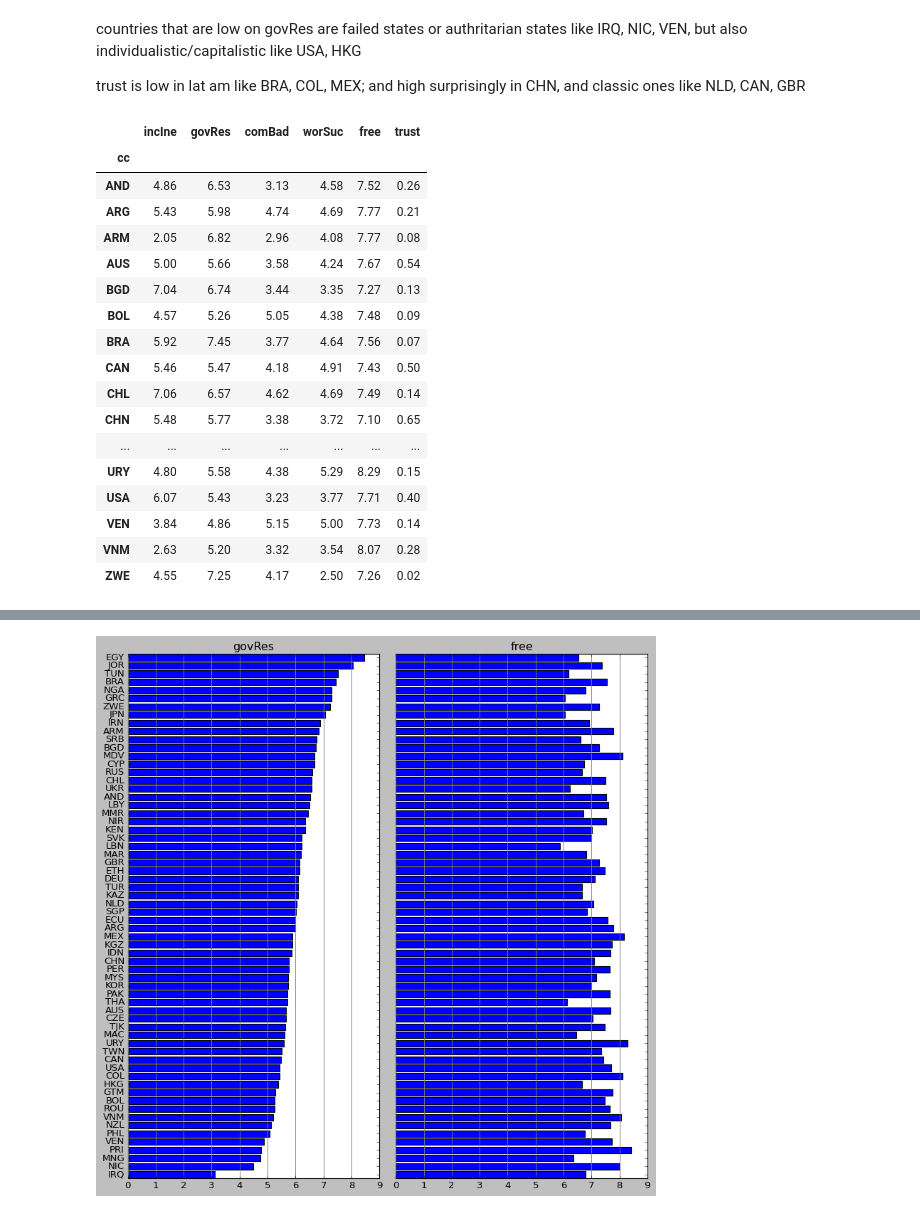
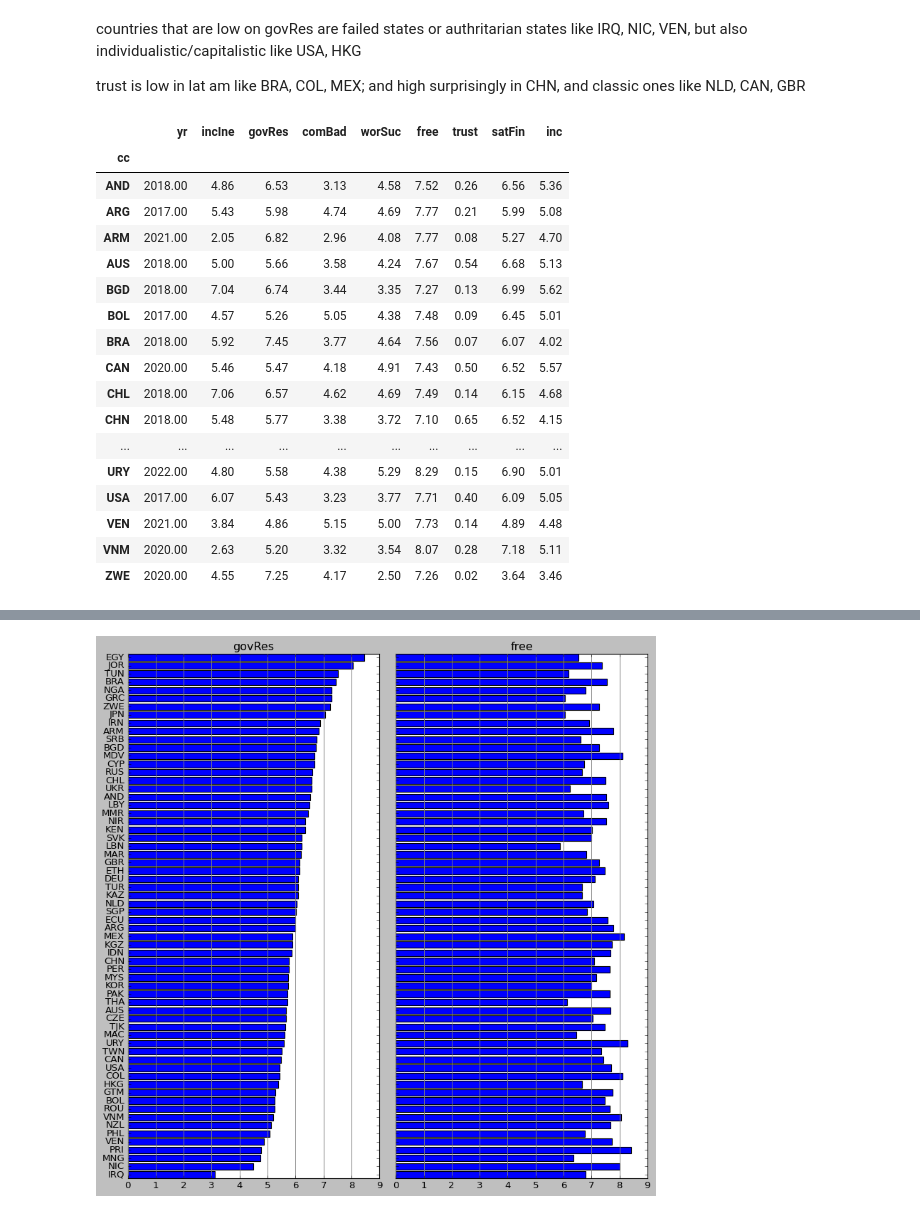
Before and after one commit to theaok/leonieAgency, a Jupyter notebook: leonieAgency.ipynb, the cells around one changed output, grey strips where cells are left out. Cells and saved outputs as stored; diff of their text form; code cells hidden in the pictures.

```diff
--- a/leonieAgency.ipynb
+++ b/leonieAgency.ipynb
@@ -183,25 +221,25 @@ countries that are low on govRes are failed states or authritarian states like I
 
 trust is low in lat am like BRA, COL, MEX; and high surprisingly in CHN, and classic ones like NLD, CAN, GBR
 # %%
-wvs_selected.style.background_gradient(cmap='RdYlGn').format(precision=2)
+wvsC.style.background_gradient(cmap='RdYlGn').format(precision=2)
 # %% [output]
-|  | incIne | govRes | comBad | worSuc | free | trust |
-| cc |  |  |  |  |  |  |
-| AND | 4.86 | 6.53 | 3.13 | 4.58 | 7.52 | 0.26 |
-| ARG | 5.43 | 5.98 | 4.74 | 4.69 | 7.77 | 0.21 |
-| ARM | 2.05 | 6.82 | 2.96 | 4.08 | 7.77 | 0.08 |
-| AUS | 5.00 | 5.66 | 3.58 | 4.24 | 7.67 | 0.54 |
-| BGD | 7.04 | 6.74 | 3.44 | 3.35 | 7.27 | 0.13 |
-| BOL | 4.57 | 5.26 | 5.05 | 4.38 | 7.48 | 0.09 |
-| BRA | 5.92 | 7.45 | 3.77 | 4.64 | 7.56 | 0.07 |
-| CAN | 5.46 | 5.47 | 4.18 | 4.91 | 7.43 | 0.50 |
-| CHL | 7.06 | 6.57 | 4.62 | 4.69 | 7.49 | 0.14 |
-| CHN | 5.48 | 5.77 | 3.38 | 3.72 | 7.10 | 0.65 |
-| ... | ... | ... | ... | ... | ... | ... |
-| URY | 4.80 | 5.58 | 4.38 | 5.29 | 8.29 | 0.15 |
-| USA | 6.07 | 5.43 | 3.23 | 3.77 | 7.71 | 0.40 |
-| VEN | 3.84 | 4.86 | 5.15 | 5.00 | 7.73 | 0.14 |
-| VNM | 2.63 | 5.20 | 3.32 | 3.54 | 8.07 | 0.28 |
-| ZWE | 4.55 | 7.25 | 4.17 | 2.50 | 7.26 | 0.02 |
+|  | yr | incIne | govRes | comBad | worSuc | free | trust | satFin | inc |
+| cc |  |  |  |  |  |  |  |  |  |
+| AND | 2018.00 | 4.86 | 6.53 | 3.13 | 4.58 | 7.52 | 0.26 | 6.56 | 5.36 |
+| ARG | 2017.00 | 5.43 | 5.98 | 4.74 | 4.69 | 7.77 | 0.21 | 5.99 | 5.08 |
+| ARM | 2021.00 | 2.05 | 6.82 | 2.96 | 4.08 | 7.77 | 0.08 | 5.27 | 4.70 |
+| AUS | 2018.00 | 5.00 | 5.66 | 3.58 | 4.24 | 7.67 | 0.54 | 6.68 | 5.13 |
+| BGD | 2018.00 | 7.04 | 6.74 | 3.44 | 3.35 | 7.27 | 0.13 | 6.99 | 5.62 |
+| BOL | 2017.00 | 4.57 | 5.26 | 5.05 | 4.38 | 7.48 | 0.09 | 6.45 | 5.01 |
+| BRA | 2018.00 | 5.92 | 7.45 | 3.77 | 4.64 | 7.56 | 0.07 | 6.07 | 4.02 |
+| CAN | 2020.00 | 5.46 | 5.47 | 4.18 | 4.91 | 7.43 | 0.50 | 6.52 | 5.57 |
+| CHL | 2018.00 | 7.06 | 6.57 | 4.62 | 4.69 | 7.49 | 0.14 | 6.15 | 4.68 |
+| CHN | 2018.00 | 5.48 | 5.77 | 3.38 | 3.72 | 7.10 | 0.65 | 6.52 | 4.15 |
+| ... | ... | ... | ... | ... | ... | ... | ... | ... | ... |
+| URY | 2022.00 | 4.80 | 5.58 | 4.38 | 5.29 | 8.29 | 0.15 | 6.90 | 5.01 |
+| USA | 2017.00 | 6.07 | 5.43 | 3.23 | 3.77 | 7.71 | 0.40 | 6.09 | 5.05 |
+| VEN | 2021.00 | 3.84 | 4.86 | 5.15 | 5.00 | 7.73 | 0.14 | 4.89 | 4.48 |
+| VNM | 2020.00 | 2.63 | 5.20 | 3.32 | 3.54 | 8.07 | 0.28 | 7.18 | 5.11 |
+| ZWE | 2020.00 | 4.55 | 7.25 | 4.17 | 2.50 | 7.26 | 0.02 | 3.64 | 3.46 |
 # %%
 #make a horizontal bar chart of govRes by cc ordering on govRes and color code bars with different colors for different continents for countries defined with 3 letter codes in cc variable
```
Also changed, not shown: parts of 20 cells of this notebook.
